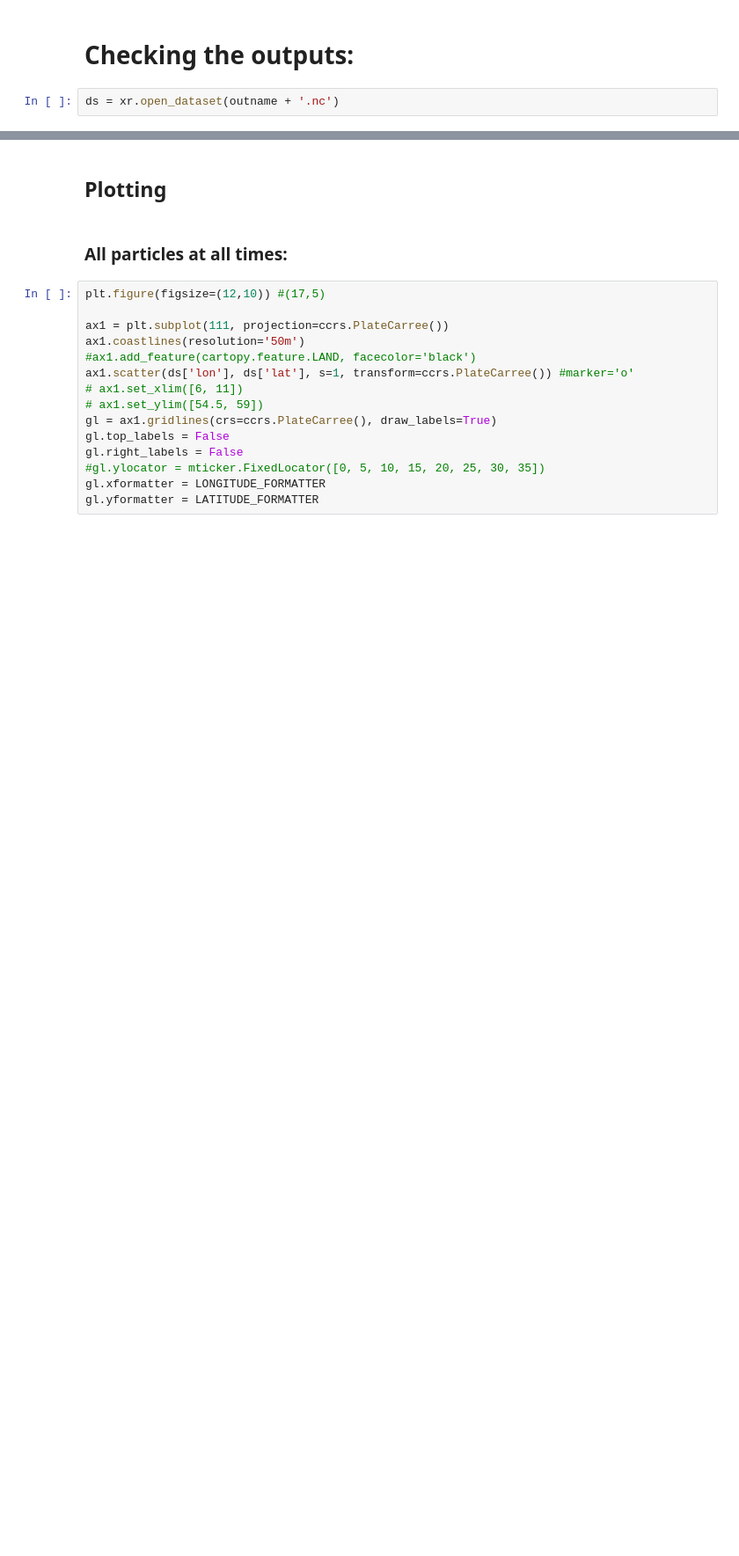
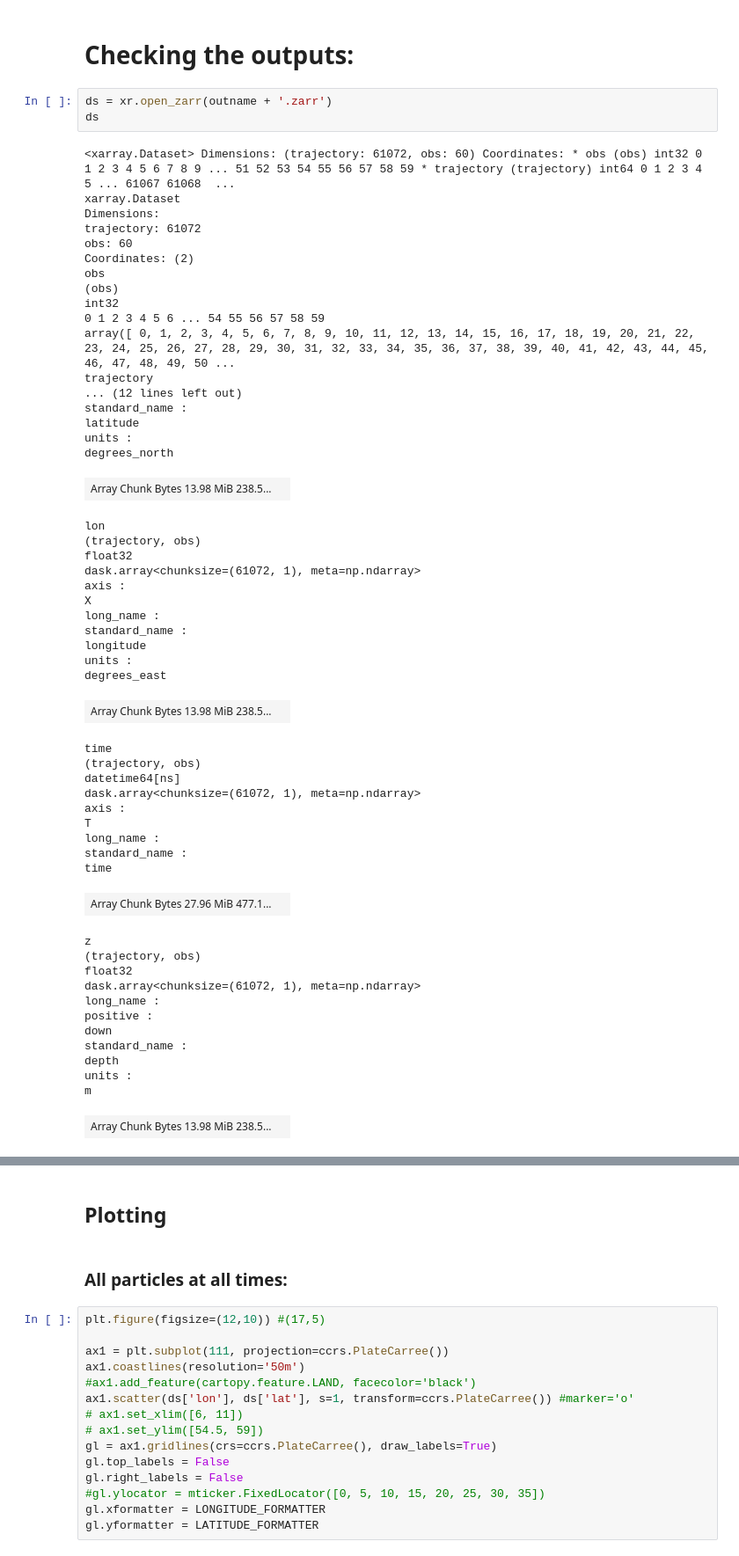
Before and after one commit to LauraGomezNavarro/OceanParcels_Lyapunov, a Jupyter notebook: examples/Morocco_simus_tests_20191001_fFTLE_1-64grid_15d.ipynb, the cells around one changed output, grey strips where cells are left out. Shown at 88% size. Saved outputs shown, nothing was run; the diff lists cells and outputs as text; blank space fills up the shorter version.

```diff
--- a/examples/Morocco_simus_tests_20191001_fFTLE_1-64grid_15d.ipynb
+++ b/examples/Morocco_simus_tests_20191001_fFTLE_1-64grid_15d.ipynb
@@ -145,4 +167,58 @@ INFO: You can use "parcels_convert_npydir_to_netcdf ../data/out-LFVHQSKB" to con
 # %% [markdown]
 # Checking the outputs:
 # %%
-ds = xr.open_dataset(outname + '.nc')
+ds = xr.open_zarr(outname + '.zarr')
+ds
+# %% [output]
+<xarray.Dataset> Dimensions: (trajectory: 61072, obs: 60) Coordinates: * obs (obs) int32 0 1 2 3 4 5 6 7 8 9 ... 51 52 53 54 55 56 57 58 59 * trajectory (trajectory) int64 0 1 2 3 4 5 ... 61067 61068  ...
+xarray.Dataset
+Dimensions:
+trajectory: 61072
+obs: 60
+Coordinates: (2)
+obs
+(obs)
+int32
+0 1 2 3 4 5 6 ... 54 55 56 57 58 59
+array([ 0, 1, 2, 3, 4, 5, 6, 7, 8, 9, 10, 11, 12, 13, 14, 15, 16, 17, 18, 19, 20, 21, 22, 23, 24, 25, 26, 27, 28, 29, 30, 31, 32, 33, 34, 35, 36, 37, 38, 39, 40, 41, 42, 43, 44, 45, 46, 47, 48, 49, 50 ...
+trajectory
+... (12 lines left out)
+standard_name :
+latitude
+units :
+degrees_north
+| Array Chunk Bytes 13.98 MiB 238.5... |  |
+lon
+(trajectory, obs)
+float32
+dask.array<chunksize=(61072, 1), meta=np.ndarray>
+axis :
+X
+long_name :
+standard_name :
+longitude
+units :
+degrees_east
+| Array Chunk Bytes 13.98 MiB 238.5... |  |
+time
+(trajectory, obs)
+datetime64[ns]
+dask.array<chunksize=(61072, 1), meta=np.ndarray>
+axis :
+T
+long_name :
+standard_name :
+time
+| Array Chunk Bytes 27.96 MiB 477.1... |  |
+z
+(trajectory, obs)
+float32
+dask.array<chunksize=(61072, 1), meta=np.ndarray>
+long_name :
+positive :
+down
+standard_name :
+depth
+units :
+m
+| Array Chunk Bytes 13.98 MiB 238.5... |  |
```
Also changed, not shown: parts of 16 cells of this notebook, 1 other file.
